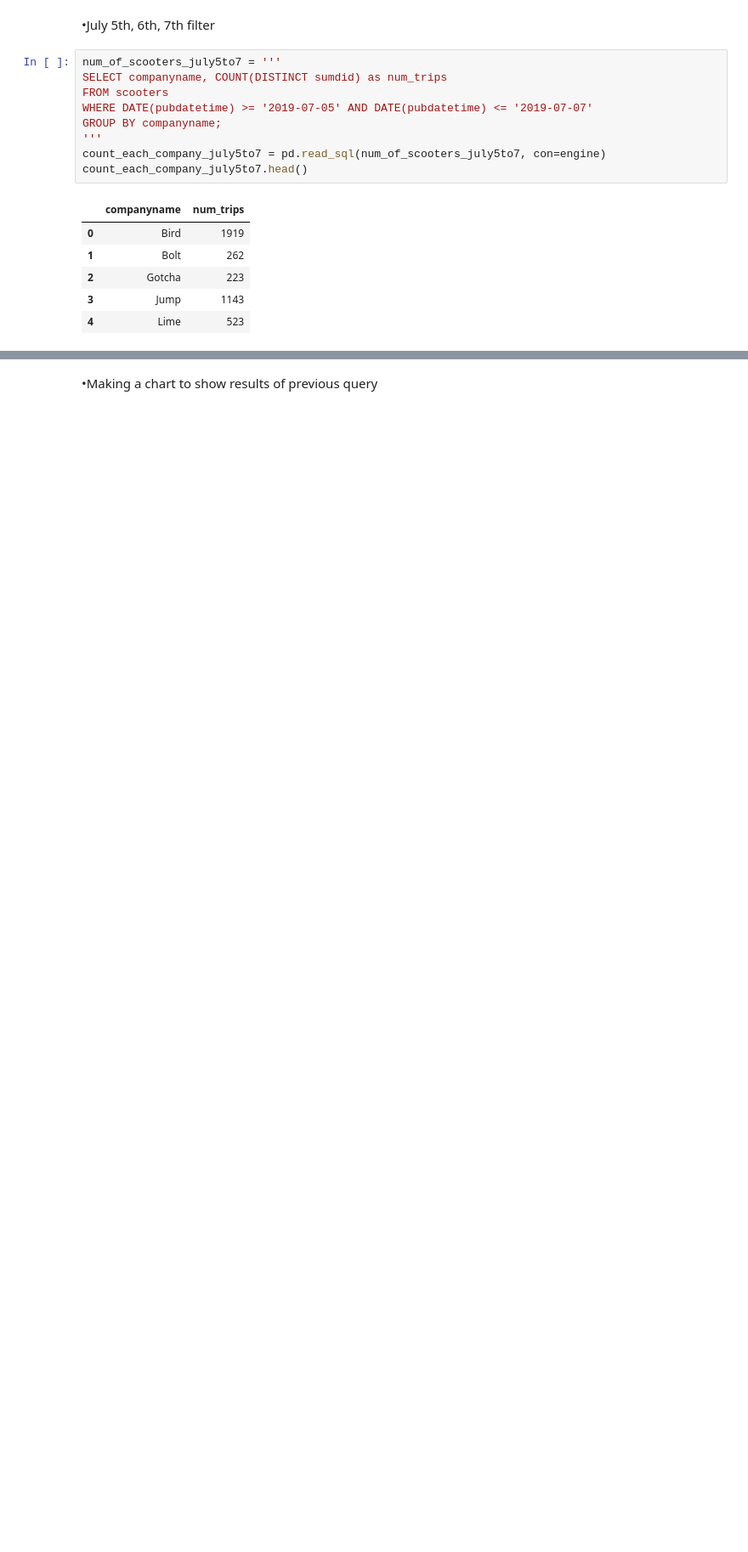
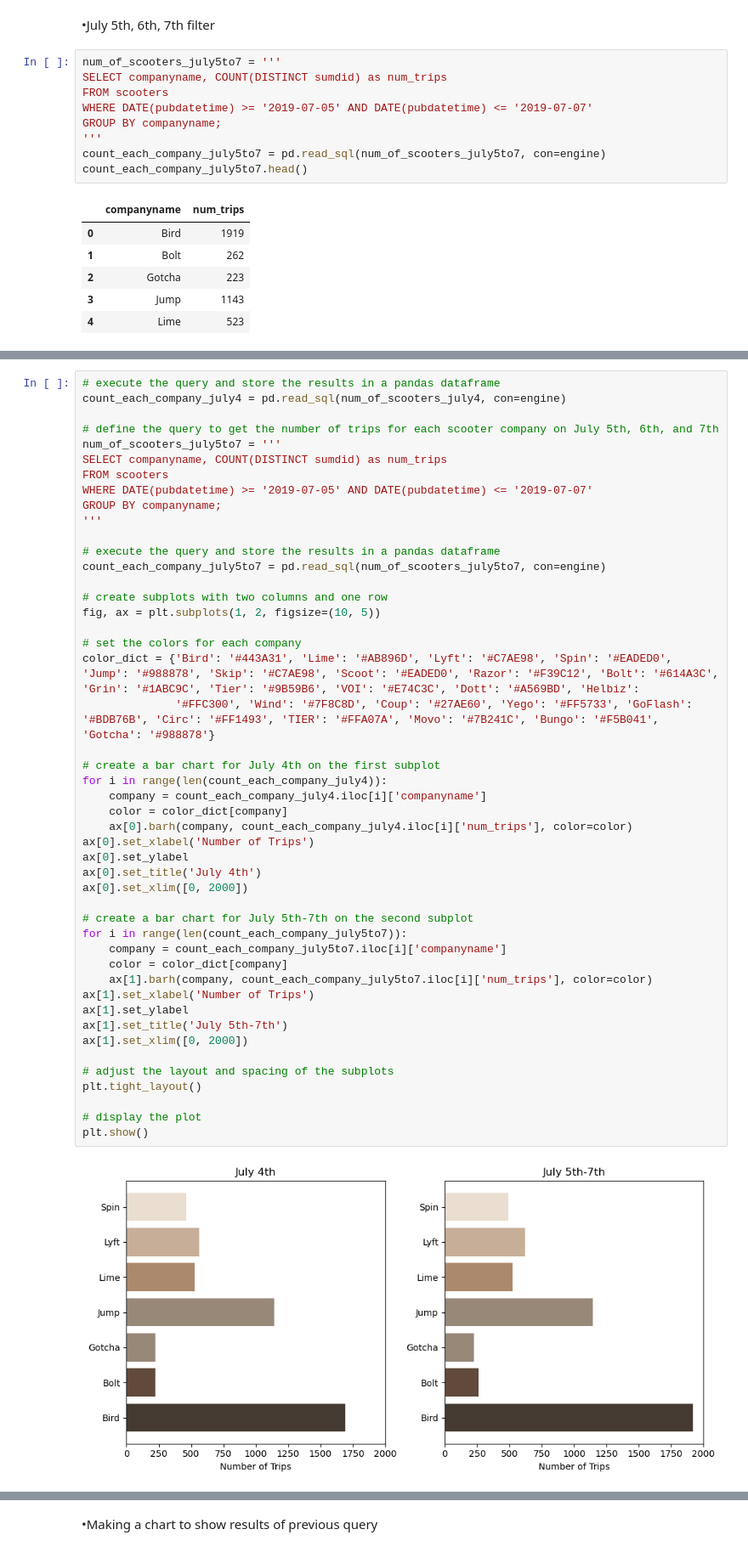
Before and after one commit to NSS-Data-Analytics-Cohort-8/scooter-partner1-whenhugocallsuspythonistas, a Jupyter notebook: notebooks/deliverables.ipynb, the cells around one changed output, grey strips where cells are left out. Shown at 85% size. Saved outputs shown, nothing was run; the diff lists cells and outputs as text; blank space fills up the shorter version.

```diff
--- a/notebooks/deliverables.ipynb
+++ b/notebooks/deliverables.ipynb
@@ -294,0 +289,49 @@ plt.show()
+# %%
+# execute the query and store the results in a pandas dataframe
+count_each_company_july4 = pd.read_sql(num_of_scooters_july4, con=engine)
+
+# define the query to get the number of trips for each scooter company on July 5th, 6th, and 7th
+num_of_scooters_july5to7 = '''
+SELECT companyname, COUNT(DISTINCT sumdid) as num_trips
+FROM scooters
+WHERE DATE(pubdatetime) >= '2019-07-05' AND DATE(pubdatetime) <= '2019-07-07'
+GROUP BY companyname;
+'''
+
+# execute the query and store the results in a pandas dataframe
+count_each_company_july5to7 = pd.read_sql(num_of_scooters_july5to7, con=engine)
+
+# create subplots with two columns and one row
+fig, ax = plt.subplots(1, 2, figsize=(10, 5))
+
+# set the colors for each company
+color_dict = {'Bird': '#443A31', 'Lime': '#AB896D', 'Lyft': '#C7AE98', 'Spin': '#EADED0', 'Jump': '#988878', 'Skip': '#C7AE98', 'Scoot': '#EADED0', 'Razor': '#F39C12', 'Bolt': '#614A3C', 'Grin': '#1ABC9C', 'Tier': '#9B59B6', 'VOI': '#E74C3C', 'Dott': '#A569BD', 'Helbiz':
+              '#FFC300', 'Wind': '#7F8C8D', 'Coup': '#27AE60', 'Yego': '#FF5733', 'GoFlash': '#BDB76B', 'Circ': '#FF1493', 'TIER': '#FFA07A', 'Movo': '#7B241C', 'Bungo': '#F5B041', 'Gotcha': '#988878'}
+
+# create a bar chart for July 4th on the first subplot
+for i in range(len(count_each_company_july4)):
+    company = count_each_company_july4.iloc[i]['companyname']
+    color = color_dict[company]
+    ax[0].barh(company, count_each_company_july4.iloc[i]['num_trips'], color=color)
+ax[0].set_xlabel('Number of Trips')
+ax[0].set_ylabel
+ax[0].set_title('July 4th')
+ax[0].set_xlim([0, 2000])
+
+# create a bar chart for July 5th-7th on the second subplot
+for i in range(len(count_each_company_july5to7)):
+    company = count_each_company_july5to7.iloc[i]['companyname']
+    color = color_dict[company]
+    ax[1].barh(company, count_each_company_july5to7.iloc[i]['num_trips'], color=color)
+ax[1].set_xlabel('Number of Trips')
+ax[1].set_ylabel
+ax[1].set_title('July 5th-7th')
+ax[1].set_xlim([0, 2000])
+
+# adjust the layout and spacing of the subplots
+plt.tight_layout()
+
+# display the plot
+plt.show()
+# %% [output]
+[figure, added]
```
Also changed, not shown: parts of 8 cells of this notebook, 11 other files.
